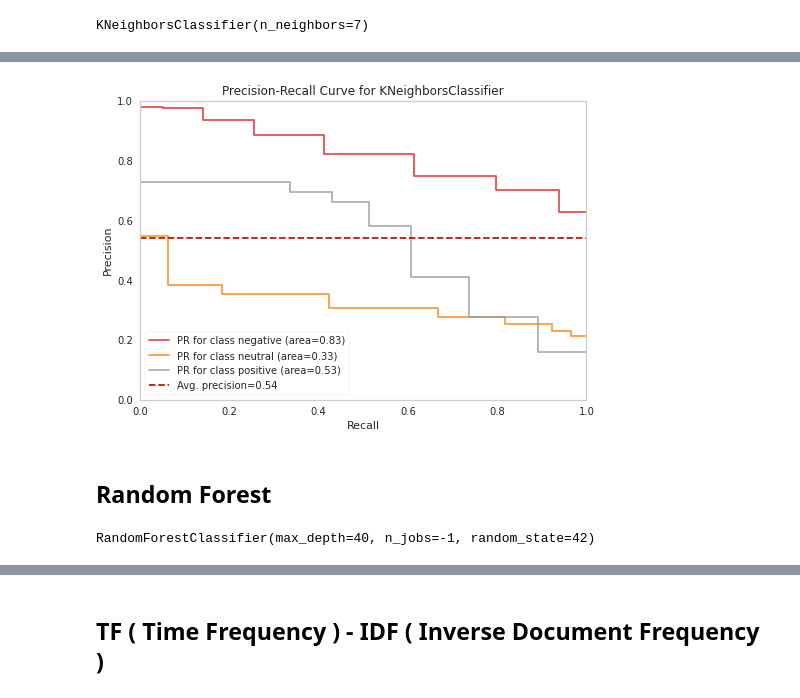
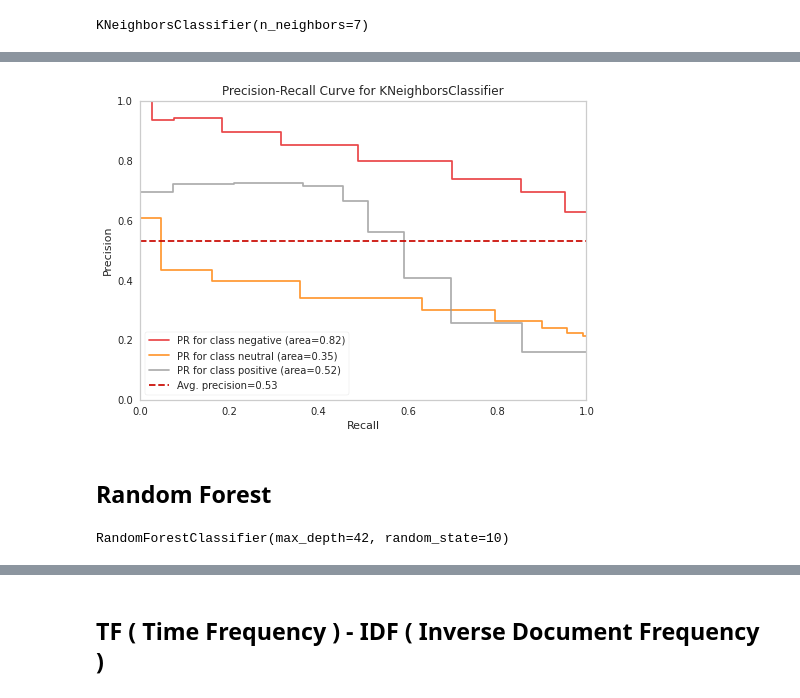
Before and after one commit to dilaraozcerit/NLP, a Jupyter notebook: airline-sentiment-analysis.ipynb, the cells around one changed output, grey strips where cells are left out. Cells and saved outputs as stored; diff of their text form; code cells hidden in the pictures.

```diff
--- a/airline-sentiment-analysis.ipynb
+++ b/airline-sentiment-analysis.ipynb
@@ -312,7 +304,7 @@ test_f1-neg           0.841543
 dtype: float64
 # %%
 viz = PrecisionRecallCurve(
-    LogisticRegression(C = 0.02, max_iter=1000),
+    LogisticRegression(C = 0.03, max_iter=1500),
     classes=log.classes_,
     per_class=True,
     cmap="Set1"
@@ -327,6 +319,3 @@ y_pred = log.predict(X_test_count)
 log_count_rec_neg = recall_score(y_test, y_pred, labels = ["negative"], average = None)
 log_count_f1_neg = f1_score(y_test, y_pred, labels = ["negative"], average = None)
 log_AP_neg = viz.score_["negative"]
-# %%
-log = LogisticRegression(C = 0.02, max_iter=1000, class_weight='balanced')
-log.fit(X_train_count,y_train)
@@ -357,6 +323,6 @@ weighted avg       0.80      0.75      0.76     11712
 ## SVM
 # %%
 from sklearn.svm import LinearSVC
-svc = LinearSVC(C=0.01)
+svc = LinearSVC(C=0.2)
 svc.fit(X_train_count,y_train)
 # %% [output]
@@ -395,7 +361,7 @@ test_f1-neg           0.863170
 dtype: float64
 # %%
 viz = PrecisionRecallCurve(
-    LinearSVC(C=0.01),
+    LinearSVC(C=0.2),
     classes=svc.classes_,
     per_class=True,
     cmap="Set1"
@@ -452,16 +418,16 @@ test_f1-neg           0.610593
 dtype: float64
 # %%
 viz = PrecisionRecallCurve(
-    KNeighborsClassifier(n_neighbors=7),
+    KNeighborsClassifier(n_neighbors=8),
     classes=knn.classes_,
     per_class=True,
     cmap="Set1"
 )
 viz.fit(X_train_count,y_train)
 viz.score(X_test_count, y_test)
 viz.show();
 # %% [output]
-[figure, old version]
+[figure, new version]
 # %%
 y_pred = knn.predict(X_test_count)
 knn_count_rec_neg = recall_score(y_test, y_pred, labels = ["negative"], average = None)
@@ -471,10 +437,10 @@ knn_AP_neg = viz.score_["negative"]
 ## Random Forest
 # %%
 from sklearn.ensemble import RandomForestClassifier
-rf = RandomForestClassifier(100, max_depth = 40, random_state = 42, n_jobs = -1) # class_weight="balanced"
+rf = RandomForestClassifier(max_depth = 42, random_state = 10)
 rf.fit(X_train_count, y_train)
 # %% [output]
-RandomForestClassifier(max_depth=40, n_jobs=-1, random_state=42)
+RandomForestClassifier(max_depth=42, random_state=10)
 # %%
 print("RF MODEL")
 eval(rf, X_train_count, X_test_count)
```
Also changed, not shown: parts of 90 cells of this notebook.
